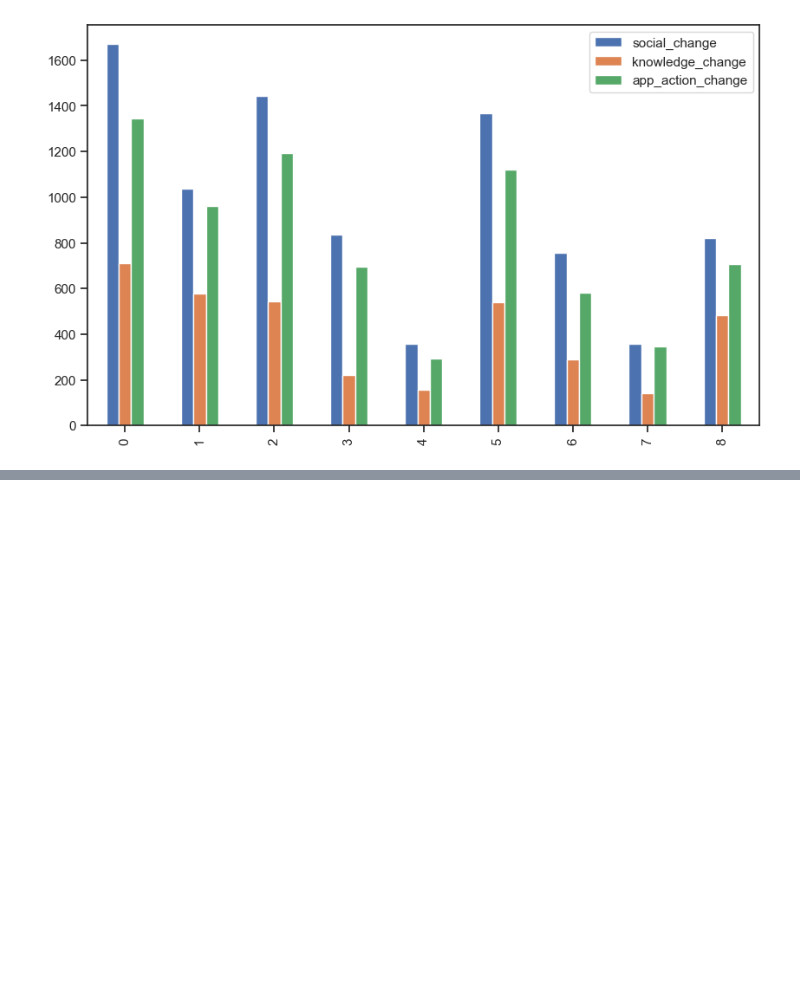
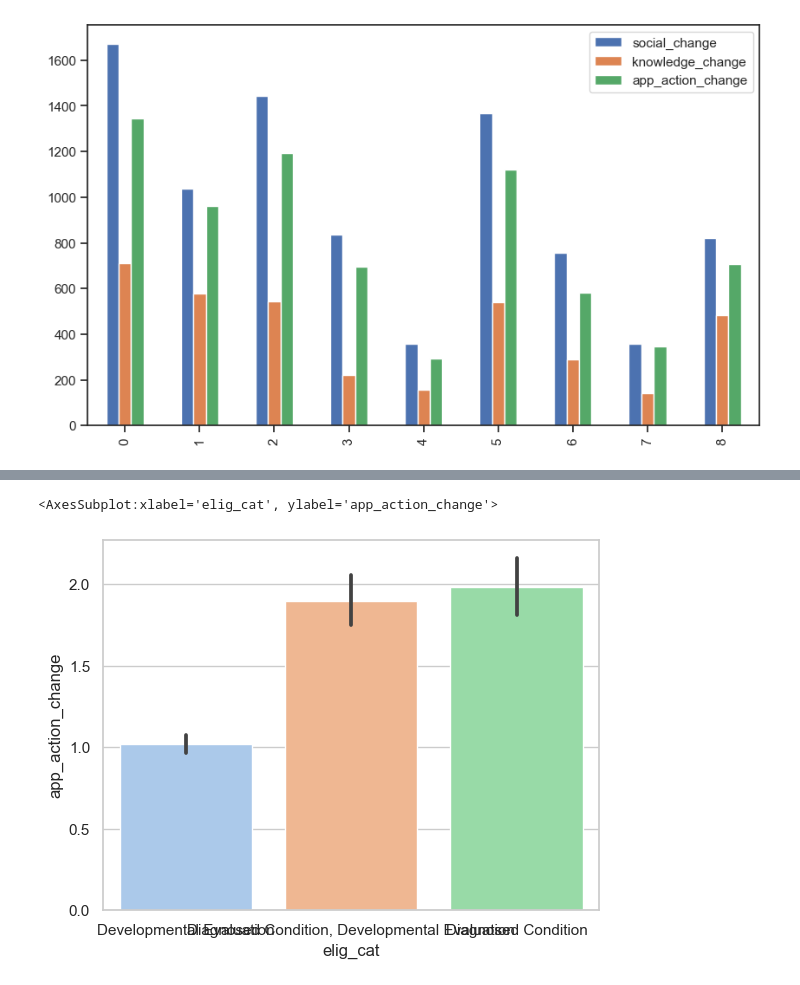
Before and after one commit to jwhankins177/Tennessee-Early-Intervention-System, a Jupyter notebook: notebooks/JH_notebook_CB.ipynb, the cells around one changed output, grey strips where cells are left out. Cells and saved outputs as stored; diff of their text form; code cells hidden in the pictures; blank space fills up the shorter version.

```diff
--- a/notebooks/JH_notebook_CB.ipynb
+++ b/notebooks/JH_notebook_CB.ipynb
@@ -620,6 +620,8 @@ Data columns (total 5 columns):
  4   district           5717 non-null   object
 dtypes: float64(3), object(2)
 memory usage: 397.0+ KB
+# %%
+poe1 = drop_change_by_cat[['social_change','knowledge_change', 'app_action_change', 'elig_cat']]
 # %%
 poe = drop_change_by_cat.dropna()
 # %%
@@ -651,0 +660,5 @@ poe_sum.plot(kind = 'bar',figsize = (10,6))
+# %%
+sns.barplot(data=poe1, x='elig_cat', y='app_action_change')
+# %% [output]
+<AxesSubplot:xlabel='elig_cat', ylabel='app_action_change'>
+[figure, added]
```
Also changed, not shown: parts of 11 cells of this notebook, 1 other file.
